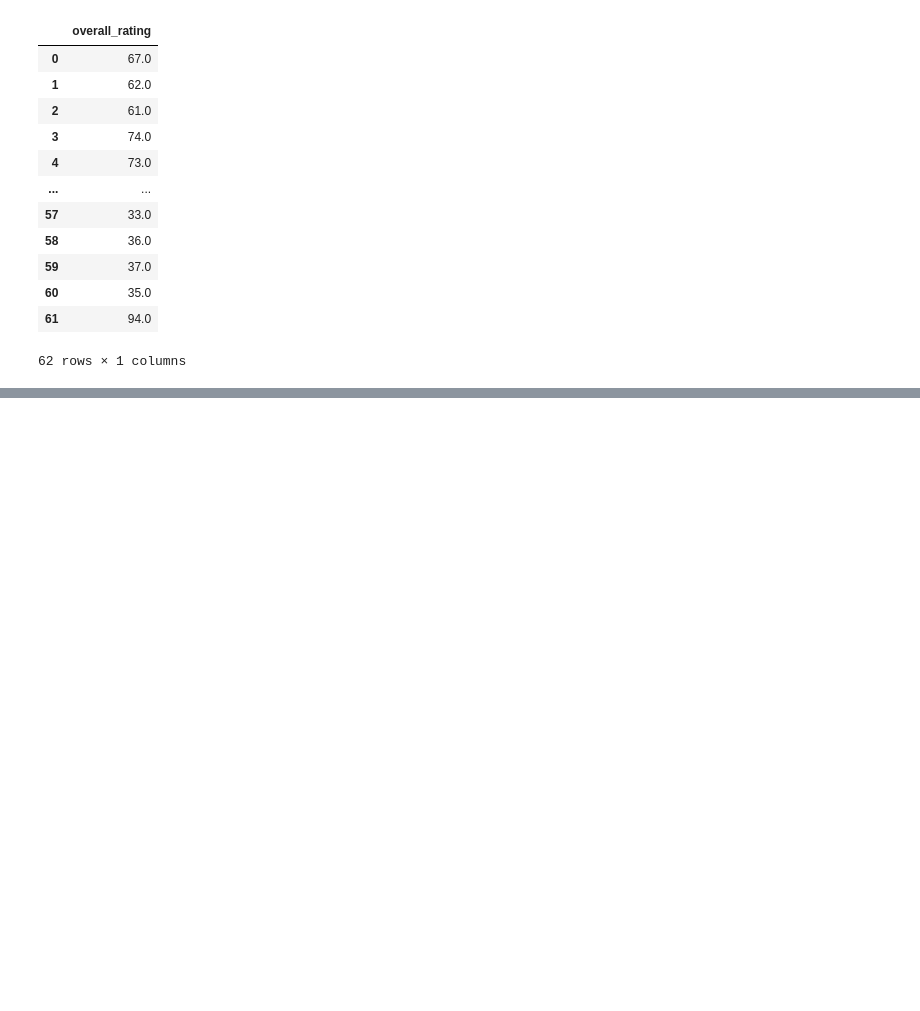
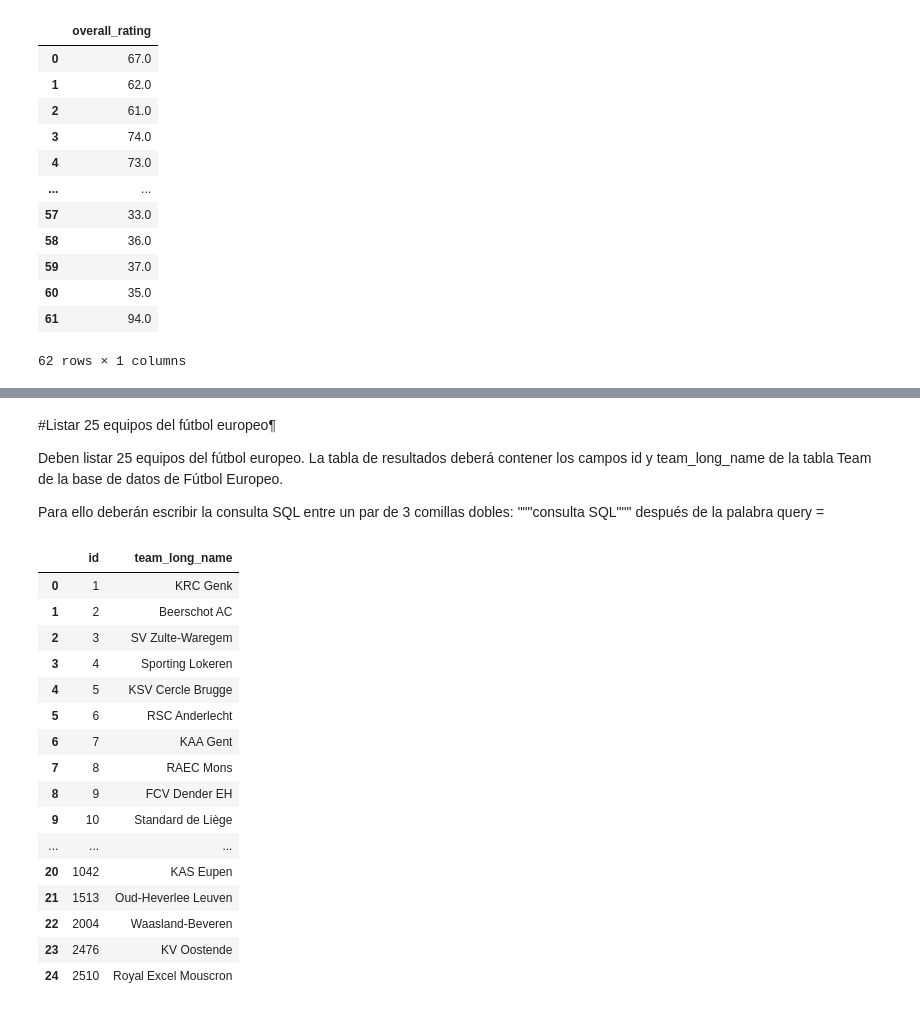
Before and after one commit to Dagnne/TalentoTechDag, a Jupyter notebook: Taller_SQL.ipynb, the cells around one changed output, grey strips where cells are left out. Drawn from its saved outputs; the diff is of its cells as text; code cells hidden in the pictures; blank space fills up the shorter version.

```diff
--- a/Taller_SQL.ipynb
+++ b/Taller_SQL.ipynb
@@ -191,0 +220,31 @@ val_gral_jugadores
+# %% [markdown]
+#Listar 25 equipos del fútbol europeo¶
+
+Deben listar 25 equipos del fútbol europeo. La tabla de resultados deberá contener los campos id y team_long_name de la tabla Team de la base de datos de Fútbol Europeo.
+
+Para ello deberán escribir la consulta SQL entre un par de 3 comillas dobles: """consulta SQL""" después de la palabra query =
+# %%
+query = """SELECT id, team_long_name
+           FROM team
+           LIMIT 25;"""
+
+Equipos = pd.read_sql(query,conn)
+Equipos
+# %% [output]
+|  | id | team_long_name |
+| 0 | 1 | KRC Genk |
+| 1 | 2 | Beerschot AC |
+| 2 | 3 | SV Zulte-Waregem |
+| 3 | 4 | Sporting Lokeren |
+| 4 | 5 | KSV Cercle Brugge |
+| 5 | 6 | RSC Anderlecht |
+| 6 | 7 | KAA Gent |
+| 7 | 8 | RAEC Mons |
+| 8 | 9 | FCV Dender EH |
+| 9 | 10 | Standard de Liège |
+| ... | ... | ... |
+| 20 | 1042 | KAS Eupen |
+| 21 | 1513 | Oud-Heverlee Leuven |
+| 22 | 2004 | Waasland-Beveren |
+| 23 | 2476 | KV Oostende |
+| 24 | 2510 | Royal Excel Mouscron |
```
Also changed, not shown: parts of 4 cells of this notebook.
